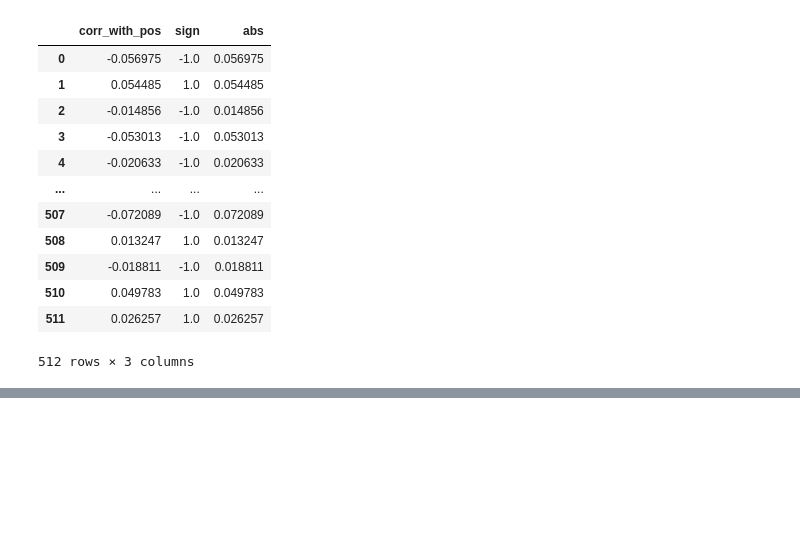
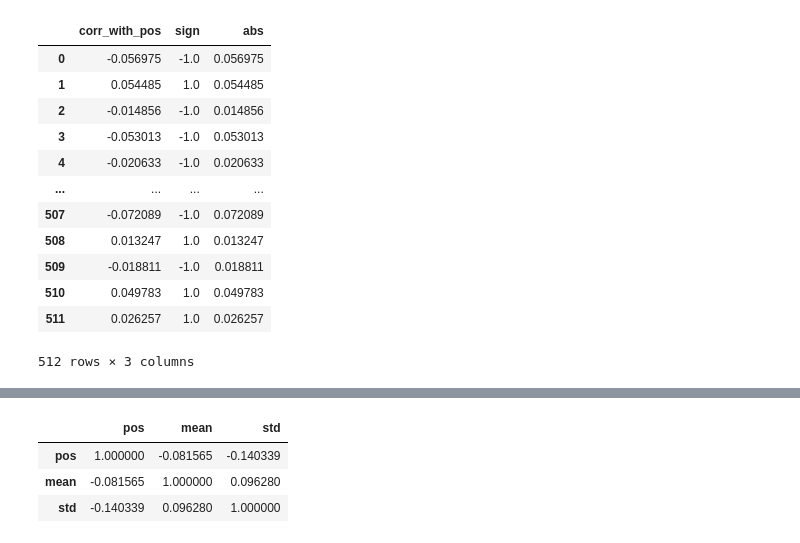
Before and after one commit to ClementineBleuze/WordEmbeddings, a Jupyter notebook: FlauBERT/freq_nouns_avg_std.ipynb, the cells around one changed output, grey strips where cells are left out. Saved outputs shown, nothing was run; the diff lists cells and outputs as text; code cells hidden in the pictures; blank space fills up the shorter version.

```diff
--- a/FlauBERT/freq_nouns_avg_std.ipynb
+++ b/FlauBERT/freq_nouns_avg_std.ipynb
@@ -544,0 +585,4 @@ pos_corr_df.sort_values('abs')
+# %%
+unique_n_and_v_we['mean'] = unique_n_and_v_we.loc[:, :'511'].mean(axis=1)
+unique_n_and_v_we['std'] = unique_n_and_v_we.loc[:, :'511'].std(axis=1)
+unique_n_and_v_we
@@ -544,0 +603,7 @@ pos_corr_df.sort_values('abs')
+# %%
+unique_n_and_v_we.loc[:, ['pos', 'mean', 'std']].corr()
+# %% [output]
+|  | pos | mean | std |
+| pos | 1.000000 | -0.081565 | -0.140339 |
+| mean | -0.081565 | 1.000000 | 0.096280 |
+| std | -0.140339 | 0.096280 | 1.000000 |
```
Also changed, not shown: parts of 17 cells of this notebook.
